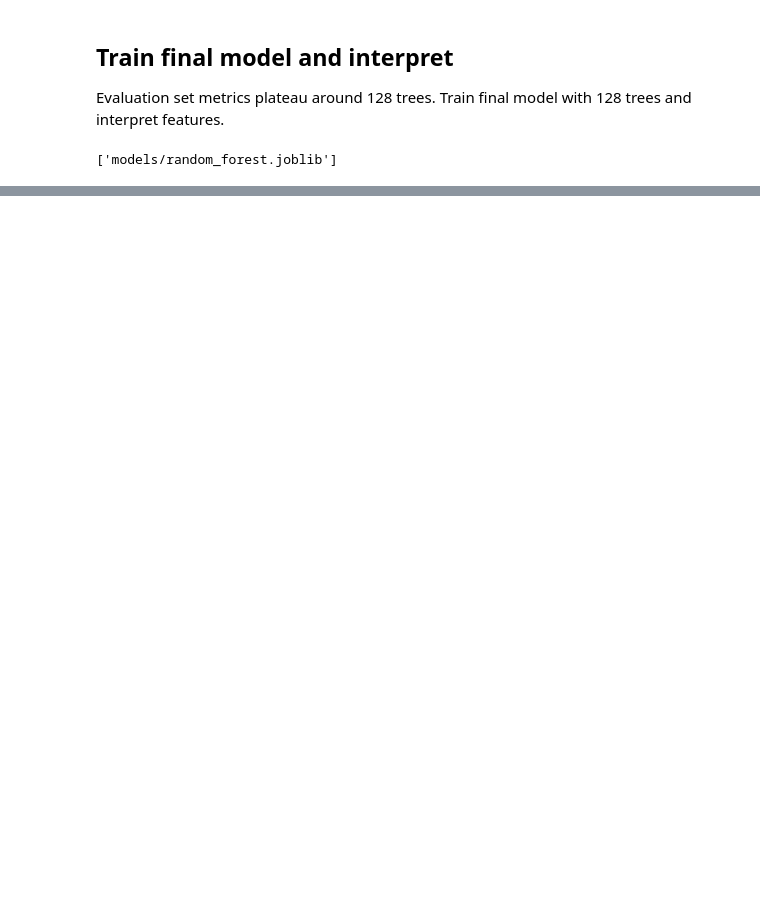
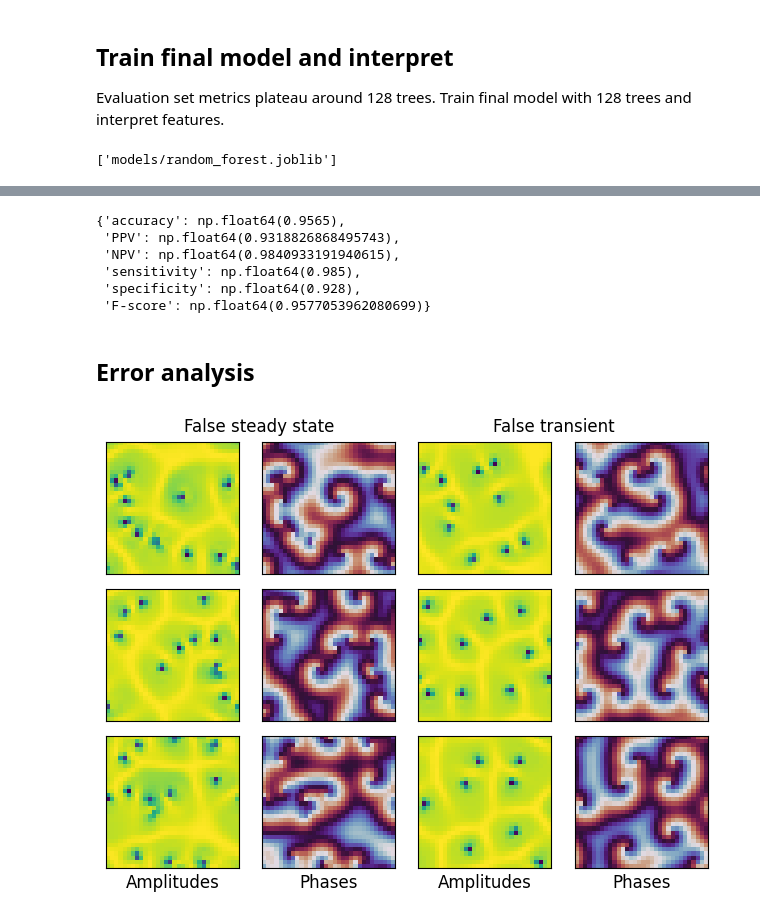
Before and after one commit to cjoshliu/cgl-stability-classifiers, a Jupyter notebook: random_forest.ipynb, the cells around one changed output, grey strips where cells are left out. Cells and saved outputs as stored; diff of their text form; code cells hidden in the pictures; blank space fills up the shorter version.

```diff
--- a/random_forest.ipynb
+++ b/random_forest.ipynb
@@ -180,0 +182,52 @@ plt.savefig('figures/random_forest_importances.pdf', bbox_inches='tight')
+# %%
+predict = clf.predict(data.X_test)
+evaluate(predict, data.y_test)
+# %% [output]
+{'accuracy': np.float64(0.9565),
+ 'PPV': np.float64(0.9318826868495743),
+ 'NPV': np.float64(0.9840933191940615),
+ 'sensitivity': np.float64(0.985),
+ 'specificity': np.float64(0.928),
+ 'F-score': np.float64(0.9577053962080699)}
+# %% [markdown]
+## Error analysis
+# %%
+false_positive_idcs = (predict == 1)&(data.y_test == 0)
+false_negative_idcs = (predict == 0)&(data.y_test == 1)
+# %%
+n_false_samples = 3
+rng = np.random.default_rng(seed=4321)
+false_positive_sample_idcs = rng.choice(np.sum(false_positive_idcs), n_false_samples,
+                                        replace=False)
+false_negative_sample_idcs = rng.choice(np.sum(false_negative_idcs), n_false_samples,
+                                        replace=False)
+# %%
+false_positive_samples = data.X_test[false_positive_idcs][false_negative_sample_idcs]
+false_negative_samples = data.X_test[false_negative_idcs][false_negative_sample_idcs]
+# %%
+fig, axs = plt.subplots(n_false_samples, 4)
+for ax in axs.ravel():
+    ax.set_xticks([])
+    ax.set_yticks([])
+    ax.set_aspect('equal')
+
+for i in range(n_false_samples):
+    false_positive = false_positive_samples[i].reshape((2, 32, 32))
+    axs[i, 0].imshow(false_positive[0])
+    axs[i, 1].imshow(false_positive[1], cmap='twilight')
+
+    false_negative = false_negative_samples[i].reshape((2, 32, 32))
+    axs[i, 2].imshow(false_negative[0])
+    axs[i, 3].imshow(false_negative[1], cmap='twilight')
+
+fig.text(0.27, 1.0, 'False steady state', ha='center', va='center', fontsize=12)
+fig.text(0.73, 1.0, 'False transient', ha='center', va='center', fontsize=12)
+axs[n_false_samples-1, 0].set_xlabel('Amplitudes', fontsize=12)
+axs[n_false_samples-1, 1].set_xlabel('Phases', fontsize=12)
+axs[n_false_samples-1, 2].set_xlabel('Amplitudes', fontsize=12)
+axs[n_false_samples-1, 3].set_xlabel('Phases', fontsize=12)
+plt.tight_layout()
+
+plt.savefig('figures/rf_misclassified.pdf', bbox_inches='tight')
+# %% [output]
+[figure, added]
```
Also changed, not shown: parts of 5 cells of this notebook, 21 other files.
